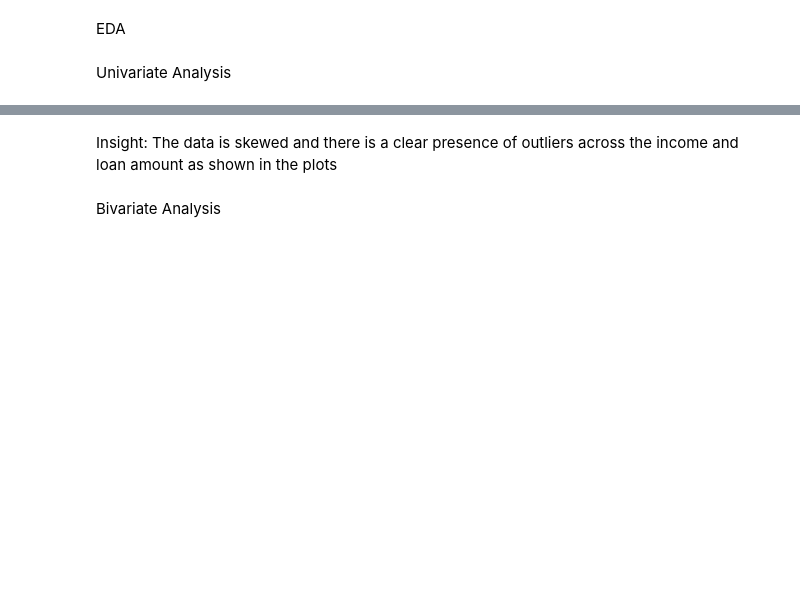
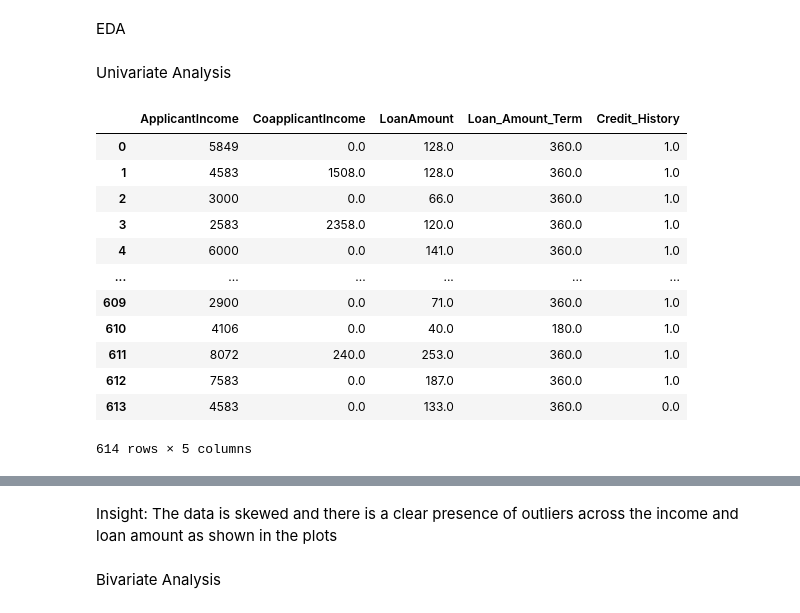
Before and after one commit to saleh-abdallah/DAAI, a Jupyter notebook: Intro to AI/Assignment 8 Supervised Learning Classification.ipynb, the cells around one changed output, grey strips where cells are left out. Drawn from its saved outputs; the diff is of its cells as text; code cells hidden in the pictures; blank space fills up the shorter version.

```diff
--- a/Intro to AI/Assignment 8 Supervised Learning Classification.ipynb
+++ b/Intro to AI/Assignment 8 Supervised Learning Classification.ipynb
@@ -144,6 +144,23 @@ df.duplicated().sum()
 EDA
 # %% [markdown]
 Univariate Analysis
+# %%
+numeric_data=df.select_dtypes(('float64','int64'))
+numeric_data
+# %% [output]
+|  | ApplicantIncome | CoapplicantIncome | LoanAmount | Loan_Amount_Term | Credit_History |
+| 0 | 5849 | 0.0 | 128.0 | 360.0 | 1.0 |
+| 1 | 4583 | 1508.0 | 128.0 | 360.0 | 1.0 |
+| 2 | 3000 | 0.0 | 66.0 | 360.0 | 1.0 |
+| 3 | 2583 | 2358.0 | 120.0 | 360.0 | 1.0 |
+| 4 | 6000 | 0.0 | 141.0 | 360.0 | 1.0 |
+| ... | ... | ... | ... | ... | ... |
+| 609 | 2900 | 0.0 | 71.0 | 360.0 | 1.0 |
+| 610 | 4106 | 0.0 | 40.0 | 180.0 | 1.0 |
+| 611 | 8072 | 240.0 | 253.0 | 360.0 | 1.0 |
+| 612 | 7583 | 0.0 | 187.0 | 360.0 | 1.0 |
+| 613 | 4583 | 0.0 | 133.0 | 360.0 | 0.0 |
+614 rows × 5 columns
 # %%
 # Categorical features
 categorical_cols = ['Gender', 'Married', 'Education', 'Self_Employed', 'Property_Area', 'Loan_Status']
```
Also changed, not shown: parts of 4 cells of this notebook.
